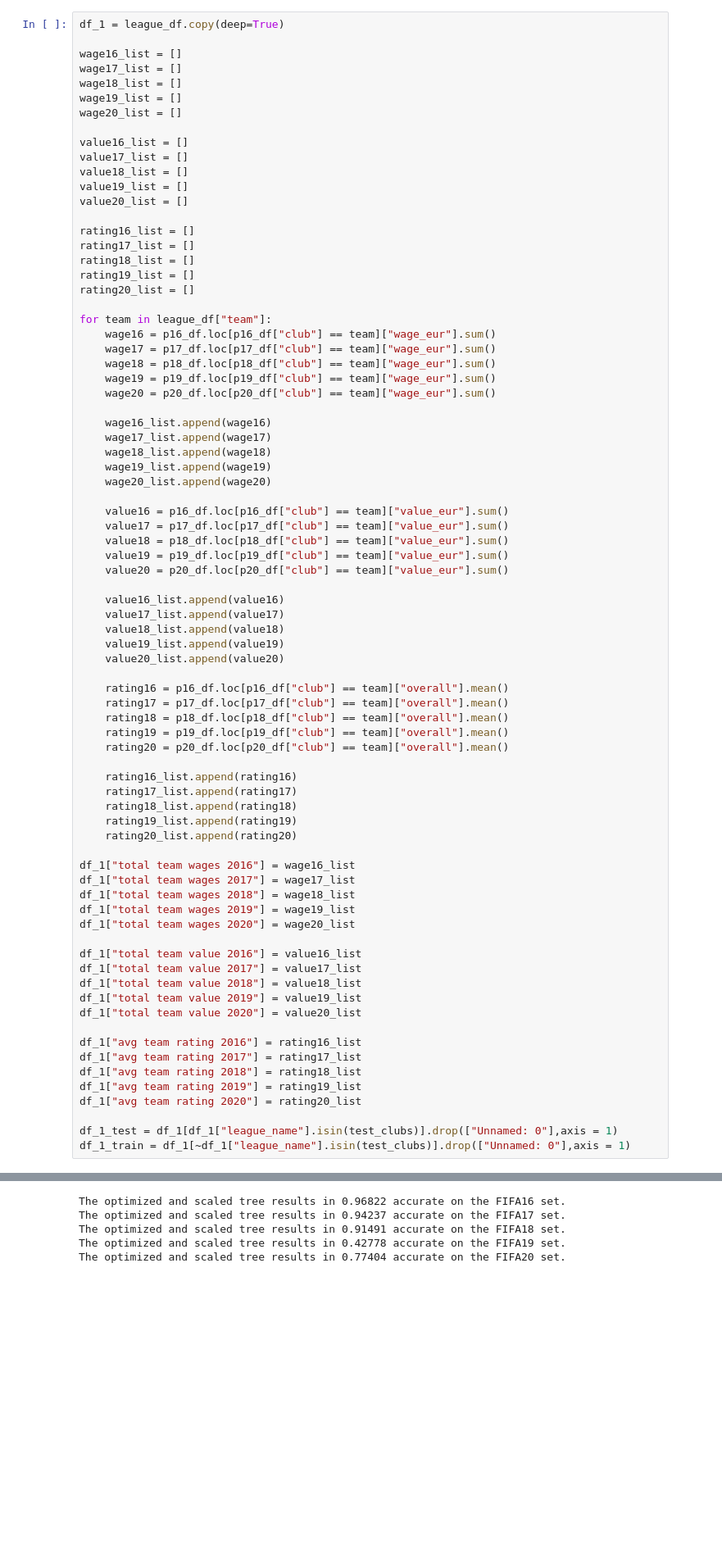
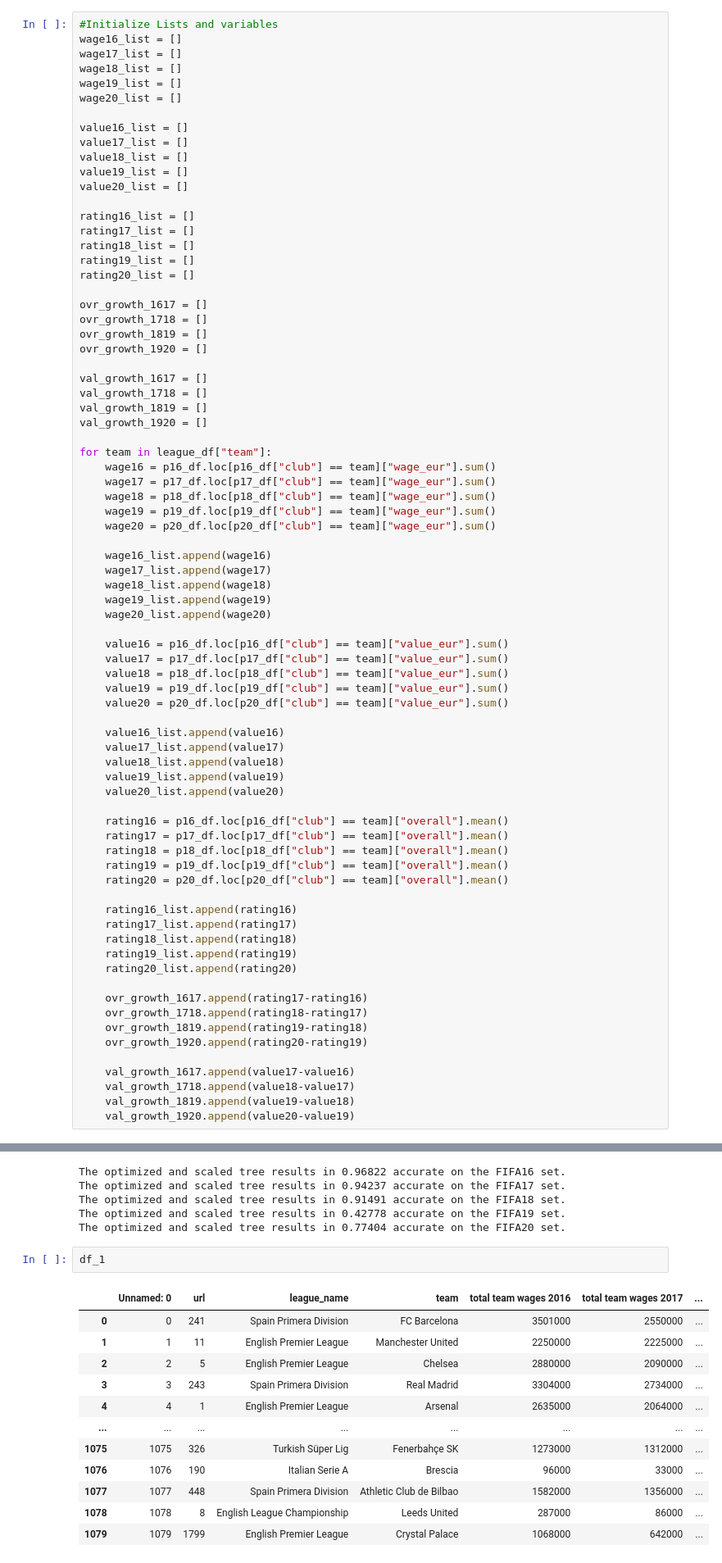
Before and after one commit to sabderra/cs109a_project, a Jupyter notebook: club_best_staff.ipynb, the cells around one changed output, grey strips where cells are left out. Shown at 82% size. Drawn from its saved outputs; the diff is of its cells as text; blank space fills up the shorter version.

```diff
--- a/club_best_staff.ipynb
+++ b/club_best_staff.ipynb
@@ -203,6 +207,5 @@ average team rating
 # %%
-df_1 = league_df.copy(deep=True)
-
+#Initialize Lists and variables
 wage16_list = []
 wage17_list = []
 wage18_list = []
@@ -220,6 +223,16 @@ rating17_list = []
 rating18_list = []
 rating19_list = []
 rating20_list = []
+
+ovr_growth_1617 = []
+ovr_growth_1718 = []
+ovr_growth_1819 = []
+ovr_growth_1920 = []
+
+val_growth_1617 = []
+val_growth_1718 = []
+val_growth_1819 = []
+val_growth_1920 = []
 
 for team in league_df["team"]:
     wage16 = p16_df.loc[p16_df["club"] == team]["wage_eur"].sum()
@@ -258,23 +271,12 @@ for team in league_df["team"]:
     rating19_list.append(rating19)
     rating20_list.append(rating20)
 
-df_1["total team wages 2016"] = wage16_list
-df_1["total team wages 2017"] = wage17_list
-df_1["total team wages 2018"] = wage18_list
-df_1["total team wages 2019"] = wage19_list
-df_1["total team wages 2020"] = wage20_list
+    ovr_growth_1617.append(rating17-rating16)
+    ovr_growth_1718.append(rating18-rating17)
+    ovr_growth_1819.append(rating19-rating18)
+    ovr_growth_1920.append(rating20-rating19)
 
-df_1["total team value 2016"] = value16_list
-df_1["total team value 2017"] = value17_list
-df_1["total team value 2018"] = value18_list
-df_1["total team value 2019"] = value19_list
-df_1["total team value 2020"] = value20_list
-
-df_1["avg team rating 2016"] = rating16_list
-df_1["avg team rating 2017"] = rating17_list
-df_1["avg team rating 2018"] = rating18_list
-df_1["avg team rating 2019"] = rating19_list
-df_1["avg team rating 2020"] = rating20_list
-
-df_1_test = df_1[df_1["league_name"].isin(test_clubs)].drop(["Unnamed: 0"],axis = 1)
-df_1_train = df_1[~df_1["league_name"].isin(test_clubs)].drop(["Unnamed: 0"],axis = 1)
+    val_growth_1617.append(value17-value16)
+    val_growth_1718.append(value18-value17)
+    val_growth_1819.append(value19-value18)
+    val_growth_1920.append(value20-value19)
@@ -427,3 +525,18 @@ The optimized and scaled tree results in 0.94237 accurate on the FIFA17 set.
 The optimized and scaled tree results in 0.91491 accurate on the FIFA18 set.
 The optimized and scaled tree results in 0.42778 accurate on the FIFA19 set.
 The optimized and scaled tree results in 0.77404 accurate on the FIFA20 set.
+# %%
+df_1
+# %% [output]
+|  | Unnamed: 0 | url | league_name | team | total team wages 2016 | total team wages 2017 | ... |
+| 0 | 0 | 241 | Spain Primera Division | FC Barcelona | 3501000 | 2550000 | ... |
+| 1 | 1 | 11 | English Premier League | Manchester United | 2250000 | 2225000 | ... |
+| 2 | 2 | 5 | English Premier League | Chelsea | 2880000 | 2090000 | ... |
+| 3 | 3 | 243 | Spain Primera Division | Real Madrid | 3304000 | 2734000 | ... |
+| 4 | 4 | 1 | English Premier League | Arsenal | 2635000 | 2064000 | ... |
+| ... | ... | ... | ... | ... | ... | ... | ... |
+| 1075 | 1075 | 326 | Turkish Süper Lig | Fenerbahçe SK | 1273000 | 1312000 | ... |
+| 1076 | 1076 | 190 | Italian Serie A | Brescia | 96000 | 33000 | ... |
+| 1077 | 1077 | 448 | Spain Primera Division | Athletic Club de Bilbao | 1582000 | 1356000 | ... |
+| 1078 | 1078 | 8 | English League Championship | Leeds United | 287000 | 86000 | ... |
+| 1079 | 1079 | 1799 | English Premier League | Crystal Palace | 1068000 | 642000 | ... |
```
Also changed, not shown: parts of 12 cells of this notebook.
